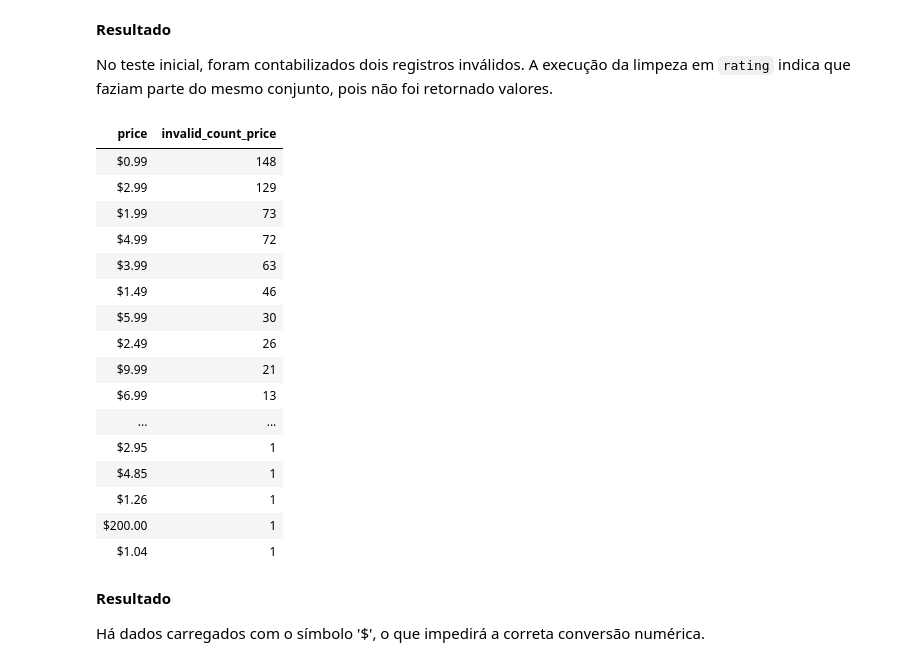
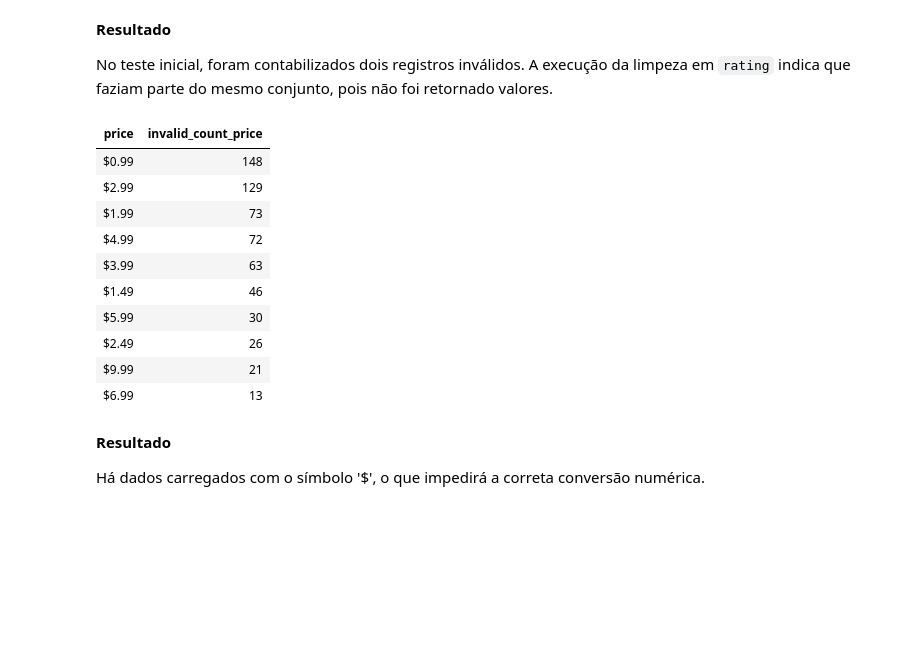
Before and after one commit to Romario76/Pos-PUCRJ-Data-Science-Analytics, a Jupyter notebook: MVP_EngDados.ipynb, the cells around one changed output. Cells and saved outputs as stored; diff of their text form; code cells hidden in the pictures; blank space fills up the shorter version.

```diff
--- a/MVP_EngDados.ipynb
+++ b/MVP_EngDados.ipynb
@@ -352,29 +357,23 @@ No teste inicial, foram contabilizados dois registros inválidos. A execução d
 # %%
 %sql
 --Visualização dos dados inválidos, afim de definir a melhor estratégia de limpeza (exclusão ou substituição)
 SELECT price, count(price) AS invalid_count_price
 FROM silver.app_base_silver
 WHERE NOT regexp_like(price, '^[+-]?[0-9]+(\\.[0-9]+)?$')
 GROUP BY price
-ORDER BY count(*) DESC
+ORDER BY count(*) DESC LIMIT 10
 # %% [output]
 | price | invalid_count_price |
 | $0.99 | 148 |
 | $2.99 | 129 |
 | $1.99 | 73 |
 | $4.99 | 72 |
 | $3.99 | 63 |
 | $1.49 | 46 |
 | $5.99 | 30 |
 | $2.49 | 26 |
 | $9.99 | 21 |
 | $6.99 | 13 |
-| ... | ... |
-| $2.95 | 1 |
-| $4.85 | 1 |
-| $1.26 | 1 |
-| $200.00 | 1 |
-| $1.04 | 1 |
 # %% [markdown]
 **Resultado**
 
```
Also changed, not shown: parts of 5 cells of this notebook.
